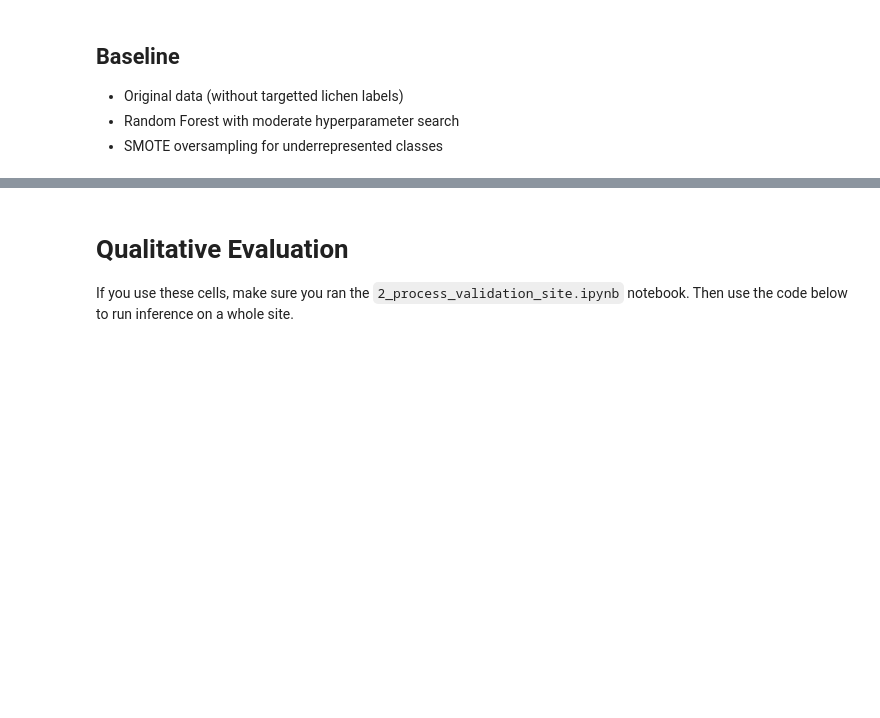
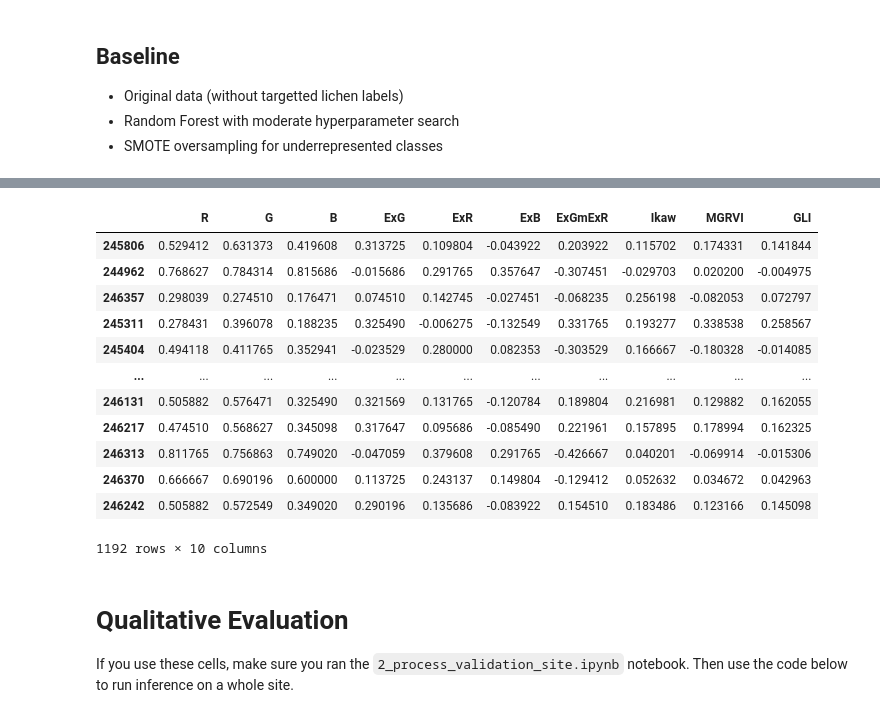
Before and after one commit to mbb25/genericRF_NWT, a Jupyter notebook: 3_training_and_inference.ipynb, the cells around one changed output, grey strips where cells are left out. Saved outputs shown, nothing was run; the diff lists cells and outputs as text; code cells hidden in the pictures; blank space fills up the shorter version.

Commit message:
updated training script

```diff
--- a/3_training_and_inference.ipynb
+++ b/3_training_and_inference.ipynb
@@ -325,0 +382,19 @@ Best params: {'n_estimators': 500, 'max_depth': 14, 'min_samples_split': 2, 'min
+# %%
+data = df_targetted_reduced.copy()
+data['veg_class'] = (data['veg_class'] == 1).astype(int)
+sites = [s for s in sites if s != 'CS3A']
+
+X_train, X_test, y_train, y_test = split_by_sites(data, ['CS-103A'])
+
+# Out-of-site model
+under = imblearn.under_sampling.RandomUnderSampler(sampling_strategy='majority')
+X_res, y_res = under.fit_resample(X_train, y_train)
+oos_model = RandomForestClassifier(n_estimators=500, max_depth=5, min_samples_split=4, min_samples_leaf=2, n_jobs=8)
+oos_model.fit(X_res.values, y_res.values)
+joblib.dump(oos_model, 'oos_bin.pkl')
+
+#In-site model
+is_model = RandomForestClassifier(n_estimators=500, max_depth=5, min_samples_split=4, min_samples_leaf=2, n_jobs=8)
+is_model.fit(X_test, y_test)
+is_model.score(X_test, y_test)
+joblib.dump(is_model, 'is_bin.pkl')
@@ -418,3 +593,19 @@ Name: count, dtype: int64
+# %%
+X_train
+# %% [output]
+|  | R | G | B | ExG | ExR | ExB | ExGmExR | Ikaw | MGRVI | GLI |
+| 245806 | 0.529412 | 0.631373 | 0.419608 | 0.313725 | 0.109804 | -0.043922 | 0.203922 | 0.115702 | 0.174331 | 0.141844 |
+| 244962 | 0.768627 | 0.784314 | 0.815686 | -0.015686 | 0.291765 | 0.357647 | -0.307451 | -0.029703 | 0.020200 | -0.004975 |
+| 246357 | 0.298039 | 0.274510 | 0.176471 | 0.074510 | 0.142745 | -0.027451 | -0.068235 | 0.256198 | -0.082053 | 0.072797 |
+| 245311 | 0.278431 | 0.396078 | 0.188235 | 0.325490 | -0.006275 | -0.132549 | 0.331765 | 0.193277 | 0.338538 | 0.258567 |
+| 245404 | 0.494118 | 0.411765 | 0.352941 | -0.023529 | 0.280000 | 0.082353 | -0.303529 | 0.166667 | -0.180328 | -0.014085 |
+| ... | ... | ... | ... | ... | ... | ... | ... | ... | ... | ... |
+| 246131 | 0.505882 | 0.576471 | 0.325490 | 0.321569 | 0.131765 | -0.120784 | 0.189804 | 0.216981 | 0.129882 | 0.162055 |
+| 246217 | 0.474510 | 0.568627 | 0.345098 | 0.317647 | 0.095686 | -0.085490 | 0.221961 | 0.157895 | 0.178994 | 0.162325 |
+| 246313 | 0.811765 | 0.756863 | 0.749020 | -0.047059 | 0.379608 | 0.291765 | -0.426667 | 0.040201 | -0.069914 | -0.015306 |
+| 246370 | 0.666667 | 0.690196 | 0.600000 | 0.113725 | 0.243137 | 0.149804 | -0.129412 | 0.052632 | 0.034672 | 0.042963 |
+| 246242 | 0.505882 | 0.572549 | 0.349020 | 0.290196 | 0.135686 | -0.083922 | 0.154510 | 0.183486 | 0.123166 | 0.145098 |
+1192 rows × 10 columns
 # %% [markdown]
 # Qualitative Evaluation
 If you use these cells, make sure you ran the `2_process_validation_site.ipynb` notebook. Then use the code below to run inference on a whole site.
```
Also changed, not shown: parts of 23 cells of this notebook.
